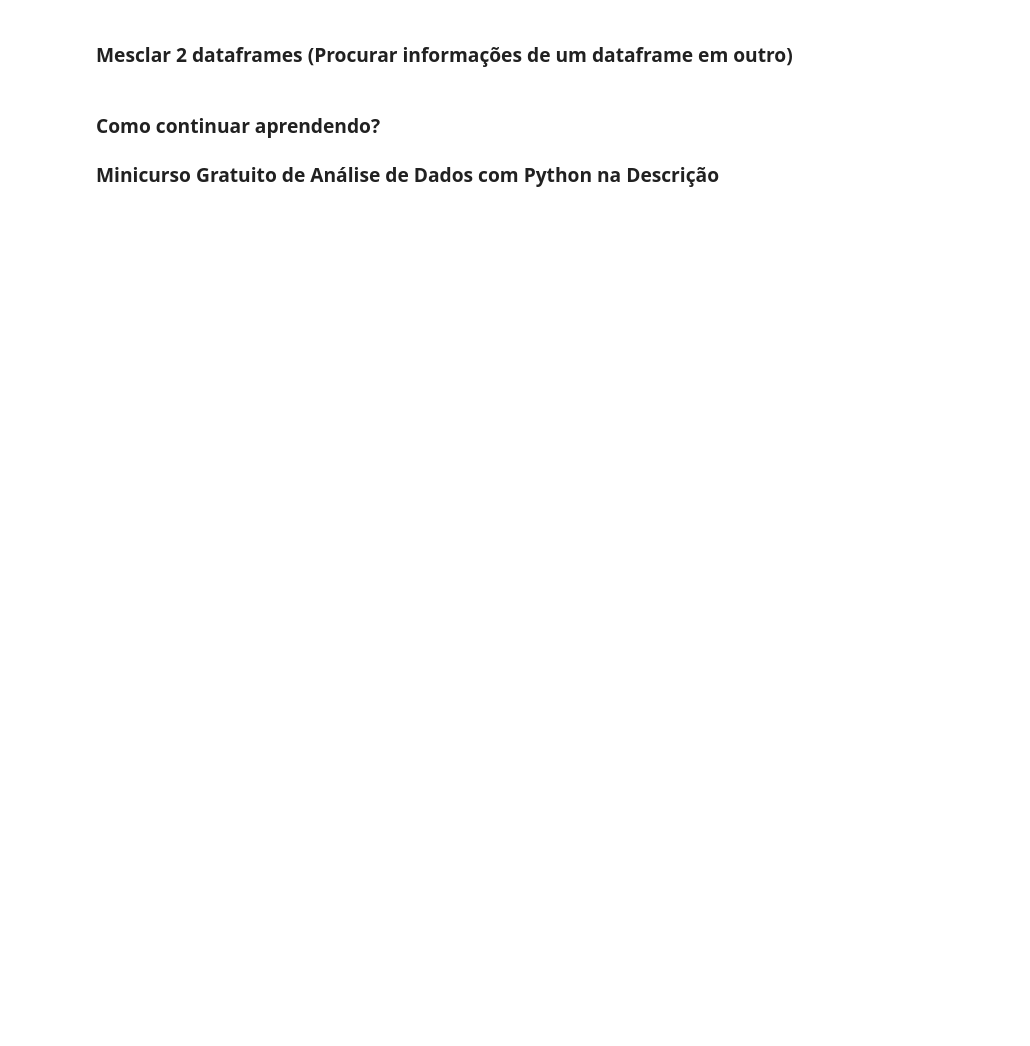
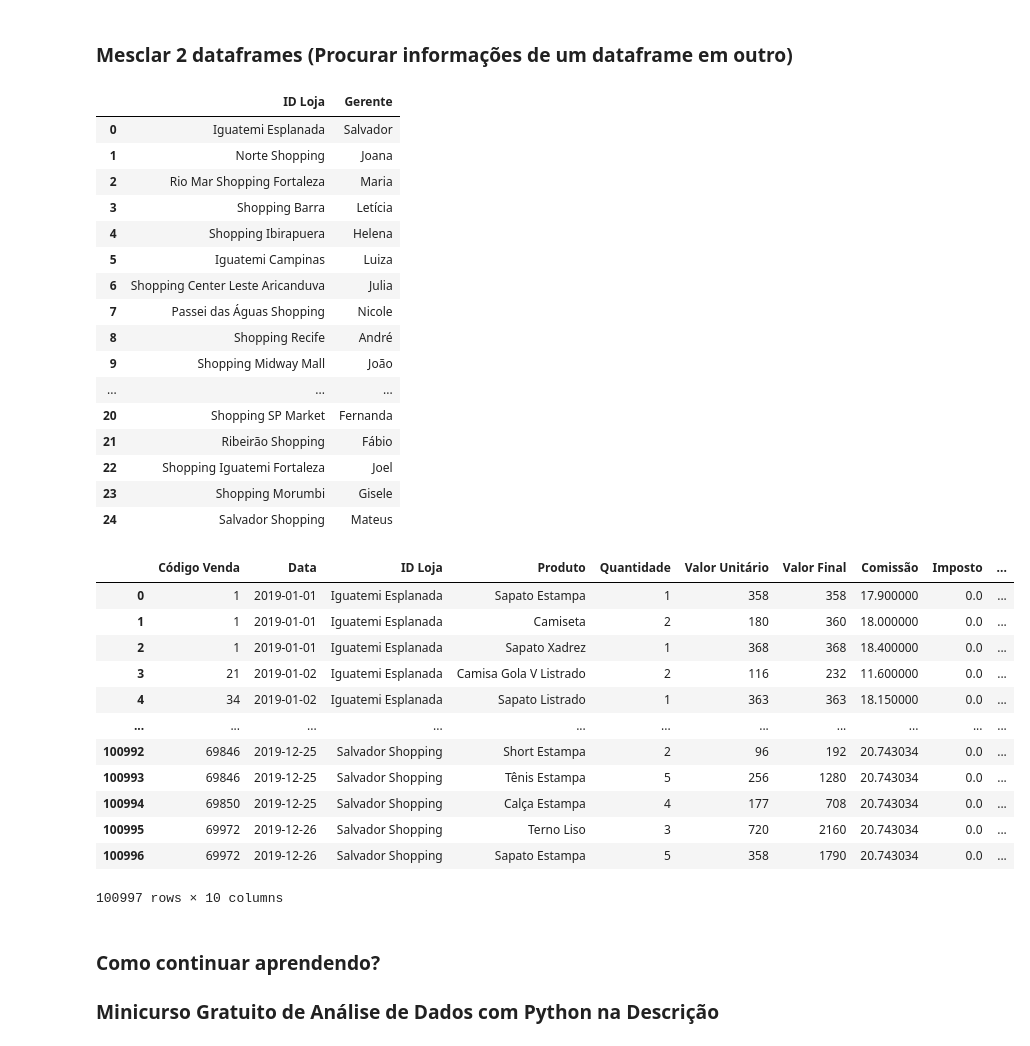
Before and after one commit to luispaulobrito/Projetos, a Jupyter notebook: Python/Aulas/Introdução ao Pandas/Arquivo Inicial.ipynb, the cells around one changed output. Saved outputs shown, nothing was run; the diff lists cells and outputs as text; code cells hidden in the pictures; blank space fills up the shorter version.

```diff
--- a/Python/Aulas/Introdução ao Pandas/Arquivo Inicial.ipynb
+++ b/Python/Aulas/Introdução ao Pandas/Arquivo Inicial.ipynb
@@ -171,2 +246,8 @@ Camiseta
 # %% [markdown]
 ### Excluir linhas e colunas
+# %%
+# axis é o eixo, coluna =1 linha =0
+#vendas_df = vendas_df.drop('Imposto', axis=1)
+
+vendas_df = vendas_df.drop(3, axis=0)
+display(vendas_df)
@@ -175,3 +270,25 @@ Camiseta
     - Deletar linhas/colunas vazias
     - Deletar linhas que possuem valores vazios
     - Preencher valores vazios (média e último valor)
+# %%
+# deletar linhas e colunas completamente vazias
+#vendas_df = vendas_df.dropna(how='all', axis=0)
+#display(vendas_df)
+
+#deletar linhas que possuem pelo menos um valor vazio
+#vendas_df = vendas_df.dropna()
+#display(vendas_df)
+
+#preencher valores vazios
+#preencher com a média da coluna
+vendas_df['Imposto'] = vendas_df['Imposto'].fillna(vendas_df['Imposto'].mean())
+display(vendas_df)
+
+#verifica a quantidade de valores ausentes
+print(vendas_df['Imposto'].isnull().sum())
+
+#verifica a quantidade de valores ausentes independentemente do valor utilizado para representá-los
+print(vendas_df['Imposto'].isna().sum())
+
+#preencher com o valor que está acima dele
+#vendas_df = vendas_df.ffill()
@@ -182,5 +355,44 @@ Camiseta
 # %% [markdown]
 ### Mesclar 2 dataframes (Procurar informações de um dataframe em outro)
+# %%
+#li a planilha de gerentes
+gerentes_df = pd.read_excel('Gerentes.xlsx')
+display(gerentes_df)
+
+#mesclei a planilha de gerentes com a planilha de vendas, como tem a coluna ID Loja nas duas ela consegue fazer isso
+vendas_df = vendas_df.merge(gerentes_df)
+display(vendas_df)
+# %% [output]
+|  | ID Loja | Gerente |
+| 0 | Iguatemi Esplanada | Salvador |
+| 1 | Norte Shopping | Joana |
+| 2 | Rio Mar Shopping Fortaleza | Maria |
+| 3 | Shopping Barra | Letícia |
+| 4 | Shopping Ibirapuera | Helena |
+| 5 | Iguatemi Campinas | Luiza |
+| 6 | Shopping Center Leste Aricanduva | Julia |
+| 7 | Passei das Águas Shopping | Nicole |
+| 8 | Shopping Recife | André |
+| 9 | Shopping Midway Mall | João |
+| ... | ... | ... |
+| 20 | Shopping SP Market | Fernanda |
+| 21 | Ribeirão Shopping | Fábio |
+| 22 | Shopping Iguatemi Fortaleza | Joel |
+| 23 | Shopping Morumbi | Gisele |
+| 24 | Salvador Shopping | Mateus |
+|  | Código Venda | Data | ID Loja | Produto | Quantidade | Valor Unitário | Valor Final | Comissão | Imposto | ... |
+| 0 | 1 | 2019-01-01 | Iguatemi Esplanada | Sapato Estampa | 1 | 358 | 358 | 17.900000 | 0.0 | ... |
+| 1 | 1 | 2019-01-01 | Iguatemi Esplanada | Camiseta | 2 | 180 | 360 | 18.000000 | 0.0 | ... |
+| 2 | 1 | 2019-01-01 | Iguatemi Esplanada | Sapato Xadrez | 1 | 368 | 368 | 18.400000 | 0.0 | ... |
+| 3 | 21 | 2019-01-02 | Iguatemi Esplanada | Camisa Gola V Listrado | 2 | 116 | 232 | 11.600000 | 0.0 | ... |
+| 4 | 34 | 2019-01-02 | Iguatemi Esplanada | Sapato Listrado | 1 | 363 | 363 | 18.150000 | 0.0 | ... |
+| ... | ... | ... | ... | ... | ... | ... | ... | ... | ... | ... |
+| 100992 | 69846 | 2019-12-25 | Salvador Shopping | Short Estampa | 2 | 96 | 192 | 20.743034 | 0.0 | ... |
+| 100993 | 69846 | 2019-12-25 | Salvador Shopping | Tênis Estampa | 5 | 256 | 1280 | 20.743034 | 0.0 | ... |
+| 100994 | 69850 | 2019-12-25 | Salvador Shopping | Calça Estampa | 4 | 177 | 708 | 20.743034 | 0.0 | ... |
+| 100995 | 69972 | 2019-12-26 | Salvador Shopping | Terno Liso | 3 | 720 | 2160 | 20.743034 | 0.0 | ... |
+| 100996 | 69972 | 2019-12-26 | Salvador Shopping | Sapato Estampa | 5 | 358 | 1790 | 20.743034 | 0.0 | ... |
+100997 rows × 10 columns
 # %% [markdown]
 ### Como continuar aprendendo?
 
```
Also changed, not shown: parts of 5 cells of this notebook, 2 other files.
